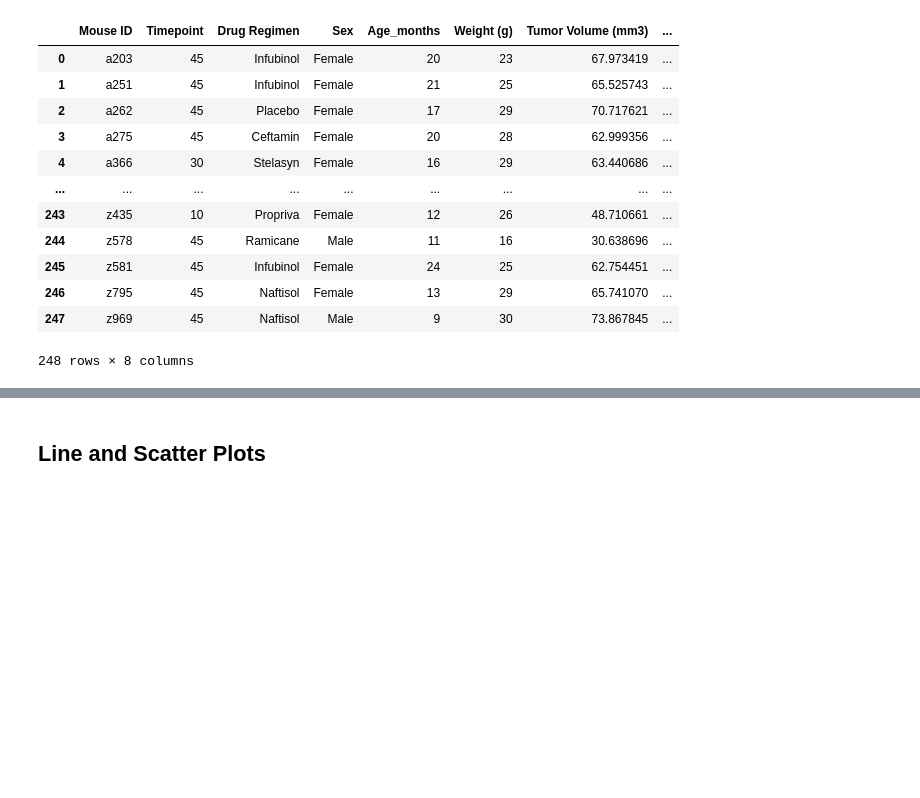
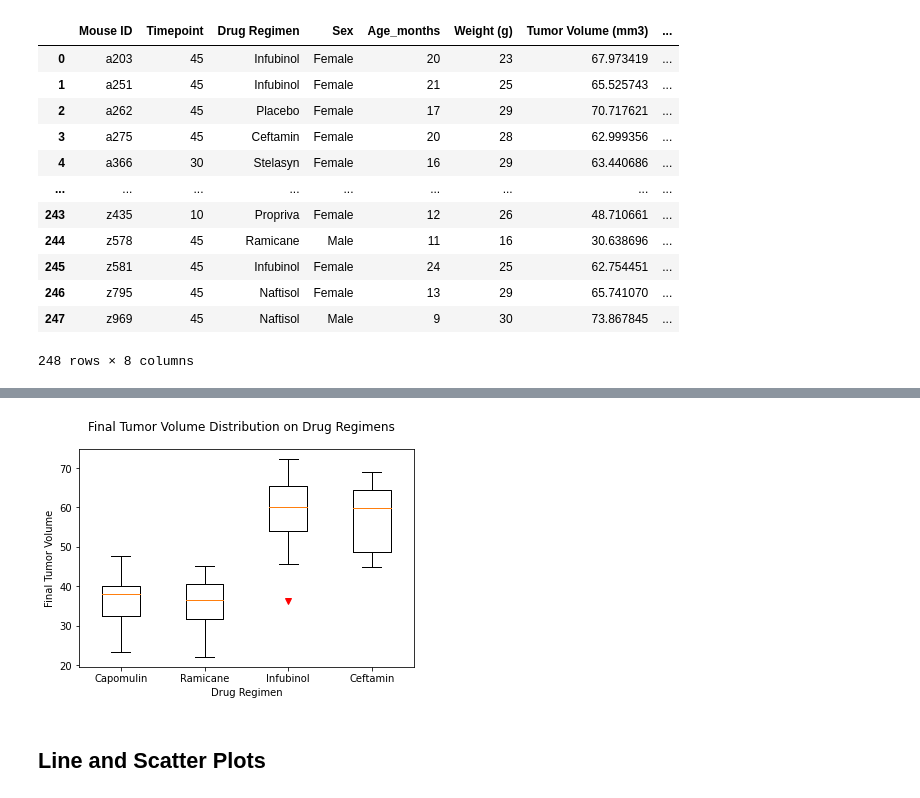
Before and after one commit to cjdance/matplotlib-challenge, a Jupyter notebook: Pymaceuticals/pymaceuticals_starter.ipynb, the cells around one changed output, grey strips where cells are left out. Saved outputs shown, nothing was run; the diff lists cells and outputs as text; code cells hidden in the pictures; blank space fills up the shorter version.

Commit message:
Calculates IQR, upper and lower bounds and number of outliers for each of the top four drug regimens.

```diff
--- a/Pymaceuticals/pymaceuticals_starter.ipynb
+++ b/Pymaceuticals/pymaceuticals_starter.ipynb
@@ -248,22 +250,31 @@ regimen_max_merge
 # %%
 # Put treatments into a list for for loop (and later for plot labels)
 treatments = ['Capomulin', 'Ramicane', 'Infubinol', 'Ceftamin']
+
 
 # Create empty list to fill with tumor vol data (for plotting)
 tumor_vol = []
 
 # Calculate the IQR and quantitatively determine if there are any potential outliers.
-quartiles = tumor_vol.quantile([.25,.5,.75])
-lowerq = quartiles[0.25]
-upperq = quartiles[0.75]
-iqr = upperq-lowerq
+for treatment in treatments:
 
     # Locate the rows which contain mice on each drug and get the tumor volumes
-
-
+    tum_vol_df = regimen_max_merge.loc[regimen_max_merge['Drug Regimen'] == treatment, :]
+    tum_vol_fin = tum_vol_df['Tumor Volume (mm3)']
     # add subset
-
+    tumor_vol.append(tum_vol_fin)
 
     # Determine outliers using upper and lower bounds
+    quartiles = tum_vol_fin.quantile([.25,.5,.75])
+    lowerq = quartiles[0.25]
+    upperq = quartiles[0.75]
+    iqr = upperq-lowerq
     lower_bound = lowerq - (1.5*iqr)
     upper_bound = upperq + (1.5*iqr)
+    outlier_count = (tum_vol_df['Tumor Volume (mm3)'].loc[(tum_vol_df['Tumor Volume (mm3)'] < lower_bound) | (tum_vol_df['Tumor Volume (mm3)'] > upper_bound)]).count()
+
+    print(f'Lower bound of {treatment} is {lower_bound}')
+    print(f'Upper bound of {treatment} is {upper_bound}')
+    print(f'IQR of {treatment} is {iqr}')
+    print(f'Number of outliers for {treatment} is {outlier_count}')
+    print('-----------------------------------------------------------')
@@ -270,5 +302,14 @@ iqr = upperq-lowerq
 # %%
 # Generate a box plot of the final tumor volume of each mouse across four regimens of interest
+fig, ax = plt.subplots()
+fig.suptitle("Final Tumor Volume Distribution on Drug Regimens")
+ax.boxplot(tumor_vol, sym = "rv")
+ax.set_xlabel('Drug Regimen')
+ax.set_ylabel('Final Tumor Volume')
+ax.set_xticklabels(treatments)
+plt.show()
+# %% [output]
+[figure, added]
 # %% [markdown]
 ## Line and Scatter Plots
 # %%
```
Also changed, not shown: parts of 3 cells of this notebook.
